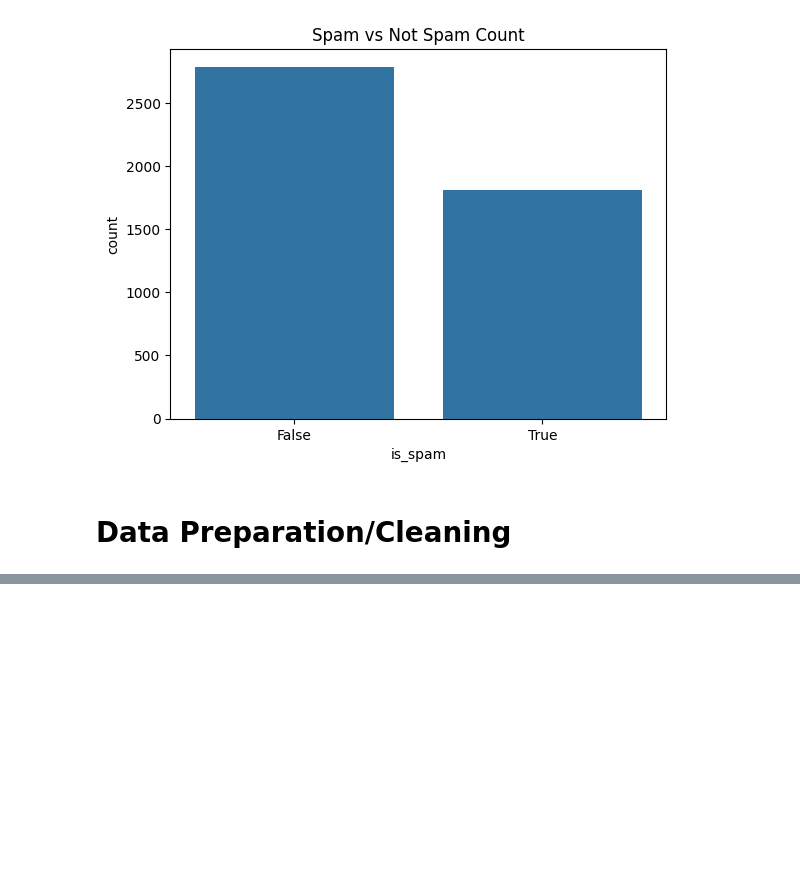
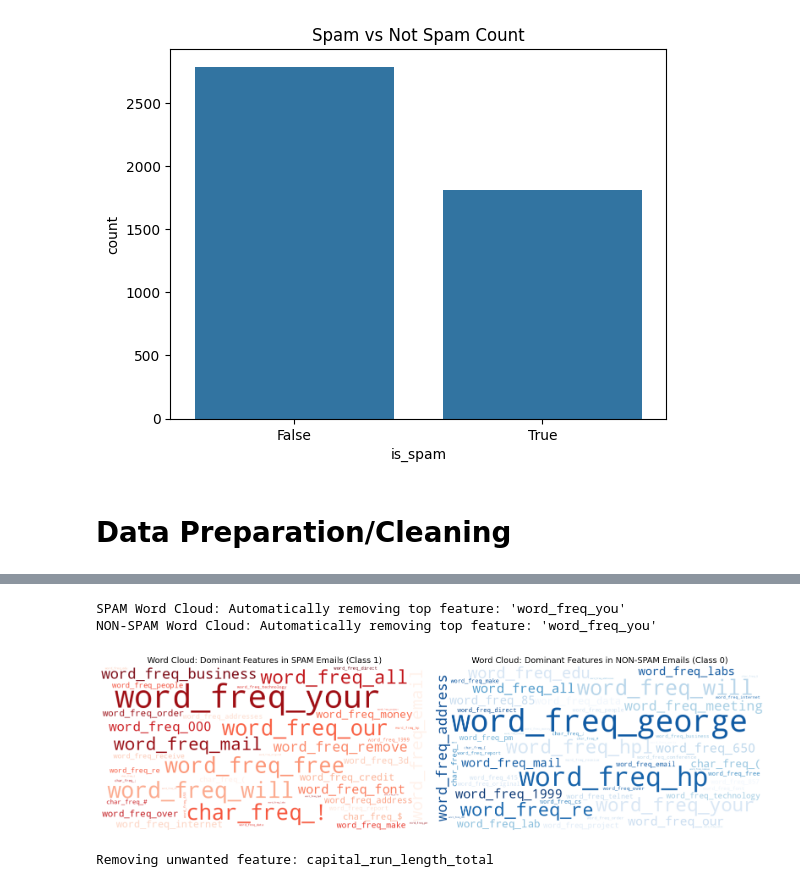
Before and after one commit to olgascode1/Data_Exploration_CA2, a Jupyter notebook: L7 Data Exploration CA2v4.ipynb, the cells around one changed output, grey strips where cells are left out. Drawn from its saved outputs; the diff is of its cells as text; code cells hidden in the pictures; blank space fills up the shorter version.

```diff
--- a/L7 Data Exploration CA2v4.ipynb
+++ b/L7 Data Exploration CA2v4.ipynb
@@ -128,0 +160,63 @@ KeyError: '[0] not found in axis'
+# %%
+from wordcloud import WordCloud
+
+feature_cols = [col for col in clean_data.columns if col != 'is_spam' and not col.startswith('capital_run')]
+
+avg_frequencies = clean_data.groupby('is_spam')[feature_cols].mean()
+spam_freq_series = avg_frequencies.loc[1]
+
+spam_freq_series = spam_freq_series[spam_freq_series > 1e-6]
+
+if not spam_freq_series.empty:
+    unwanted_top_feature_name = spam_freq_series.idxmax()
+    print(f"SPAM Word Cloud: Automatically removing top feature: '{unwanted_top_feature_name}'")
+    spam_freq_series = spam_freq_series.drop(unwanted_top_feature_name)
+
+spam_freq_dict = spam_freq_series.to_dict()
+
+wc_spam = WordCloud(
+    background_color='white',
+    width=800,
+    height=400,
+    colormap='Reds',
+    normalize_plurals=False
+)
+wc_spam.generate_from_frequencies(spam_freq_dict)
+non_spam_freq_series = avg_frequencies.loc[0]
+
+non_spam_freq_series = non_spam_freq_series[non_spam_freq_series > 1e-6]
+
+if not non_spam_freq_series.empty:
+    unwanted_top_feature_name_nonspam = non_spam_freq_series.idxmax()
+    print(f"NON-SPAM Word Cloud: Automatically removing top feature: '{unwanted_top_feature_name_nonspam}'")
+    non_spam_freq_series = non_spam_freq_series.drop(unwanted_top_feature_name_nonspam)
+
+non_spam_freq_dict = non_spam_freq_series.to_dict()
+
+wc_non_spam = WordCloud(
+    background_color='white',
+    width=800,
+    height=400,
+    colormap='Blues',
+    normalize_plurals=False
+)
+wc_non_spam.generate_from_frequencies(non_spam_freq_dict)
+plt.figure(figsize=(16, 7))
+
+plt.subplot(1, 2, 1)
+plt.imshow(wc_spam, interpolation='bilinear')
+plt.axis("off")
+plt.title('Word Cloud: Dominant Features in SPAM Emails (Class 1)', fontsize=14)
+
+# Plot 2: Non-Spam
+plt.subplot(1, 2, 2)
+plt.imshow(wc_non_spam, interpolation='bilinear')
+plt.axis("off")
+plt.title('Word Cloud: Dominant Features in NON-SPAM Emails (Class 0)', fontsize=14)
+
+plt.tight_layout()
+plt.show()
+# %% [output]
+SPAM Word Cloud: Automatically removing top feature: 'word_freq_you'
+NON-SPAM Word Cloud: Automatically removing top feature: 'word_freq_you'
+[figure, added]
@@ -128,0 +228,5 @@ KeyError: '[0] not found in axis'
+# %%
+unwanted_top_feature = top_15_spam_words.index[0]
+print(f"Removing unwanted feature: {unwanted_top_feature}")
+# %% [output]
+Removing unwanted feature: capital_run_length_total
```
Also changed, not shown: parts of 25 cells of this notebook.
